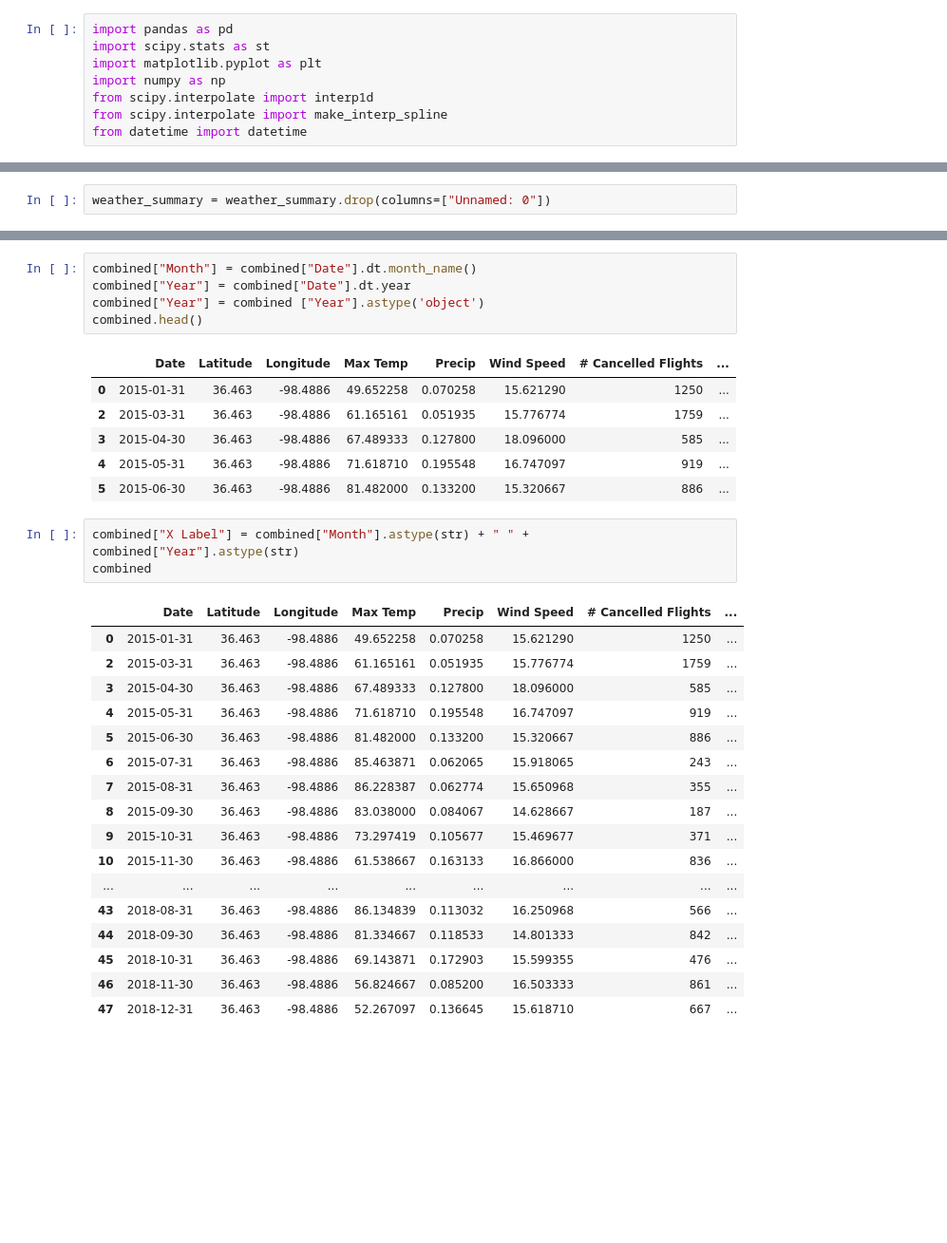
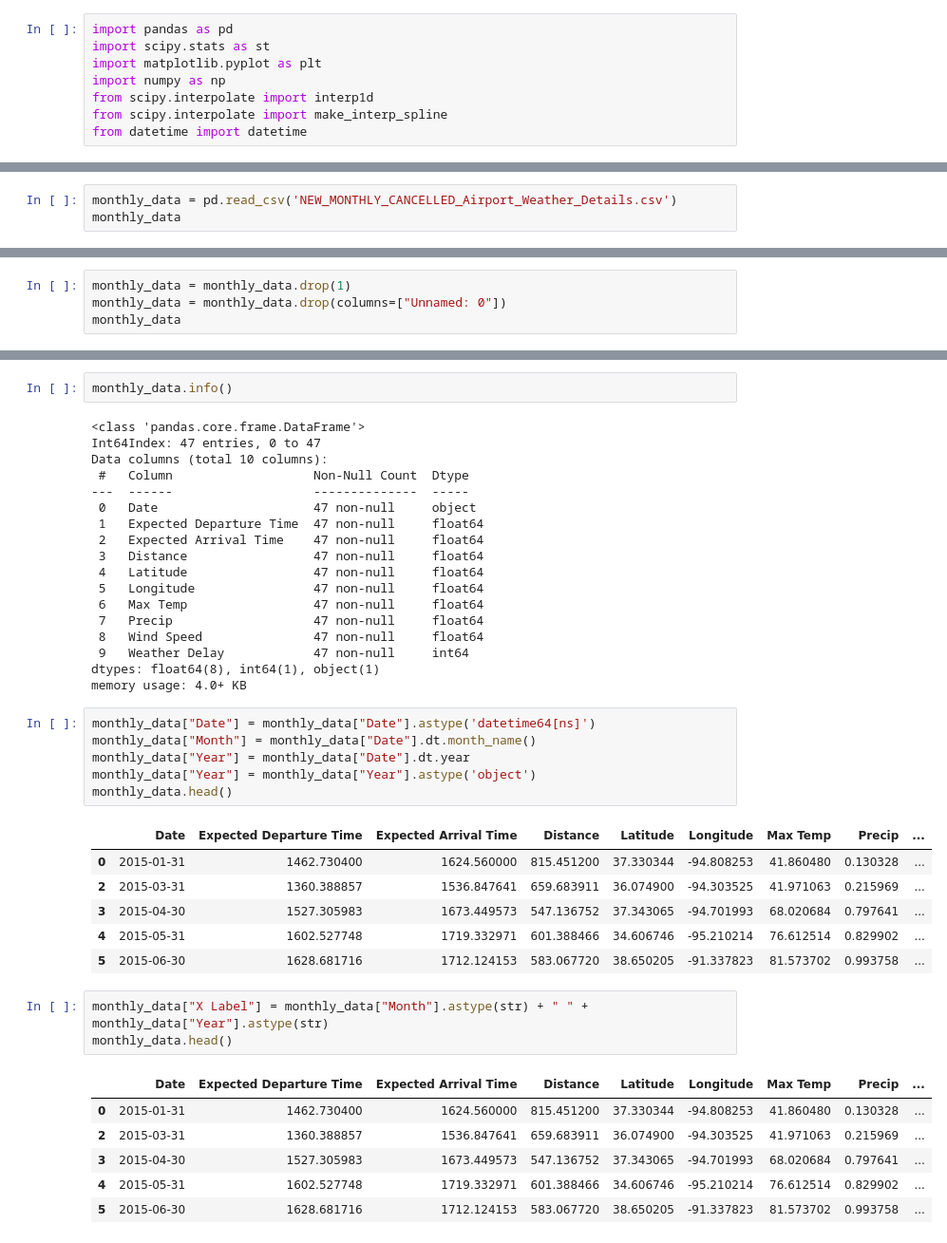
Before and after one commit to domingo-aj/Group-Project-1, a Jupyter notebook: Alice Plots.ipynb, the cells around one changed output, grey strips where cells are left out. Shown: that part at 95% size. Drawn from its saved outputs; the diff is of its cells as text; blank space fills up the shorter version.

```diff
--- a/Alice Plots.ipynb
+++ b/Alice Plots.ipynb
@@ -11,0 +9,3 @@ flight_summary = pd.read_csv('Summary Flight Tables/monthly_summary.csv')
+# %%
+monthly_data = pd.read_csv('NEW_MONTHLY_CANCELLED_Airport_Weather_Details.csv')
+monthly_data
@@ -12,2 +30,4 @@ flight_summary = pd.read_csv('Summary Flight Tables/monthly_summary.csv')
 # %%
-weather_summary = weather_summary.drop(columns=["Unnamed: 0"])
+monthly_data = monthly_data.drop(1)
+monthly_data = monthly_data.drop(columns=["Unnamed: 0"])
+monthly_data
@@ -124,35 +52,45 @@ combined
+# %%
+monthly_data.info()
+# %% [output]
+<class 'pandas.core.frame.DataFrame'>
+Int64Index: 47 entries, 0 to 47
+Data columns (total 10 columns):
+ #   Column                   Non-Null Count  Dtype
+---  ------                   --------------  -----
+ 0   Date                     47 non-null     object
+ 1   Expected Departure Time  47 non-null     float64
+ 2   Expected Arrival Time    47 non-null     float64
+ 3   Distance                 47 non-null     float64
+ 4   Latitude                 47 non-null     float64
+ 5   Longitude                47 non-null     float64
+ 6   Max Temp                 47 non-null     float64
+ 7   Precip                   47 non-null     float64
+ 8   Wind Speed               47 non-null     float64
+ 9   Weather Delay            47 non-null     int64
+dtypes: float64(8), int64(1), object(1)
+memory usage: 4.0+ KB
 # %%
-combined["Month"] = combined["Date"].dt.month_name()
-combined["Year"] = combined["Date"].dt.year
-combined["Year"] = combined ["Year"].astype('object')
-combined.head()
+monthly_data["Date"] = monthly_data["Date"].astype('datetime64[ns]')
+monthly_data["Month"] = monthly_data["Date"].dt.month_name()
+monthly_data["Year"] = monthly_data["Date"].dt.year
+monthly_data["Year"] = monthly_data["Year"].astype('object')
+monthly_data.head()
 # %% [output]
-|  | Date | Latitude | Longitude | Max Temp | Precip | Wind Speed | # Cancelled Flights | ... |
-| 0 | 2015-01-31 | 36.463 | -98.4886 | 49.652258 | 0.070258 | 15.621290 | 1250 | ... |
-| 2 | 2015-03-31 | 36.463 | -98.4886 | 61.165161 | 0.051935 | 15.776774 | 1759 | ... |
-| 3 | 2015-04-30 | 36.463 | -98.4886 | 67.489333 | 0.127800 | 18.096000 | 585 | ... |
-| 4 | 2015-05-31 | 36.463 | -98.4886 | 71.618710 | 0.195548 | 16.747097 | 919 | ... |
-| 5 | 2015-06-30 | 36.463 | -98.4886 | 81.482000 | 0.133200 | 15.320667 | 886 | ... |
+|  | Date | Expected Departure Time | Expected Arrival Time | Distance | Latitude | Longitude | Max Temp | Precip | ... |
+| 0 | 2015-01-31 | 1462.730400 | 1624.560000 | 815.451200 | 37.330344 | -94.808253 | 41.860480 | 0.130328 | ... |
+| 2 | 2015-03-31 | 1360.388857 | 1536.847641 | 659.683911 | 36.074900 | -94.303525 | 41.971063 | 0.215969 | ... |
+| 3 | 2015-04-30 | 1527.305983 | 1673.449573 | 547.136752 | 37.343065 | -94.701993 | 68.020684 | 0.797641 | ... |
+| 4 | 2015-05-31 | 1602.527748 | 1719.332971 | 601.388466 | 34.606746 | -95.210214 | 76.612514 | 0.829902 | ... |
+| 5 | 2015-06-30 | 1628.681716 | 1712.124153 | 583.067720 | 38.650205 | -91.337823 | 81.573702 | 0.993758 | ... |
 # %%
-combined["X Label"] = combined["Month"].astype(str) + " " + combined["Year"].astype(str)
-combined
+monthly_data["X Label"] = monthly_data["Month"].astype(str) + " " + monthly_data["Year"].astype(str)
+monthly_data.head()
 # %% [output]
-|  | Date | Latitude | Longitude | Max Temp | Precip | Wind Speed | # Cancelled Flights | ... |
-| 0 | 2015-01-31 | 36.463 | -98.4886 | 49.652258 | 0.070258 | 15.621290 | 1250 | ... |
-| 2 | 2015-03-31 | 36.463 | -98.4886 | 61.165161 | 0.051935 | 15.776774 | 1759 | ... |
-| 3 | 2015-04-30 | 36.463 | -98.4886 | 67.489333 | 0.127800 | 18.096000 | 585 | ... |
-| 4 | 2015-05-31 | 36.463 | -98.4886 | 71.618710 | 0.195548 | 16.747097 | 919 | ... |
-| 5 | 2015-06-30 | 36.463 | -98.4886 | 81.482000 | 0.133200 | 15.320667 | 886 | ... |
-| 6 | 2015-07-31 | 36.463 | -98.4886 | 85.463871 | 0.062065 | 15.918065 | 243 | ... |
-| 7 | 2015-08-31 | 36.463 | -98.4886 | 86.228387 | 0.062774 | 15.650968 | 355 | ... |
-| 8 | 2015-09-30 | 36.463 | -98.4886 | 83.038000 | 0.084067 | 14.628667 | 187 | ... |
-| 9 | 2015-10-31 | 36.463 | -98.4886 | 73.297419 | 0.105677 | 15.469677 | 371 | ... |
-| 10 | 2015-11-30 | 36.463 | -98.4886 | 61.538667 | 0.163133 | 16.866000 | 836 | ... |
-| ... | ... | ... | ... | ... | ... | ... | ... | ... |
-| 43 | 2018-08-31 | 36.463 | -98.4886 | 86.134839 | 0.113032 | 16.250968 | 566 | ... |
-| 44 | 2018-09-30 | 36.463 | -98.4886 | 81.334667 | 0.118533 | 14.801333 | 842 | ... |
-| 45 | 2018-10-31 | 36.463 | -98.4886 | 69.143871 | 0.172903 | 15.599355 | 476 | ... |
-| 46 | 2018-11-30 | 36.463 | -98.4886 | 56.824667 | 0.085200 | 16.503333 | 861 | ... |
-| 47 | 2018-12-31 | 36.463 | -98.4886 | 52.267097 | 0.136645 | 15.618710 | 667 | ... |
+|  | Date | Expected Departure Time | Expected Arrival Time | Distance | Latitude | Longitude | Max Temp | Precip | ... |
+| 0 | 2015-01-31 | 1462.730400 | 1624.560000 | 815.451200 | 37.330344 | -94.808253 | 41.860480 | 0.130328 | ... |
+| 2 | 2015-03-31 | 1360.388857 | 1536.847641 | 659.683911 | 36.074900 | -94.303525 | 41.971063 | 0.215969 | ... |
+| 3 | 2015-04-30 | 1527.305983 | 1673.449573 | 547.136752 | 37.343065 | -94.701993 | 68.020684 | 0.797641 | ... |
+| 4 | 2015-05-31 | 1602.527748 | 1719.332971 | 601.388466 | 34.606746 | -95.210214 | 76.612514 | 0.829902 | ... |
+| 5 | 2015-06-30 | 1628.681716 | 1712.124153 | 583.067720 | 38.650205 | -91.337823 | 81.573702 | 0.993758 | ... |
 # %%
 #Temp and Cancellations Over Time
```
Also changed, not shown: parts of 13 cells of this notebook, 4 other files.
